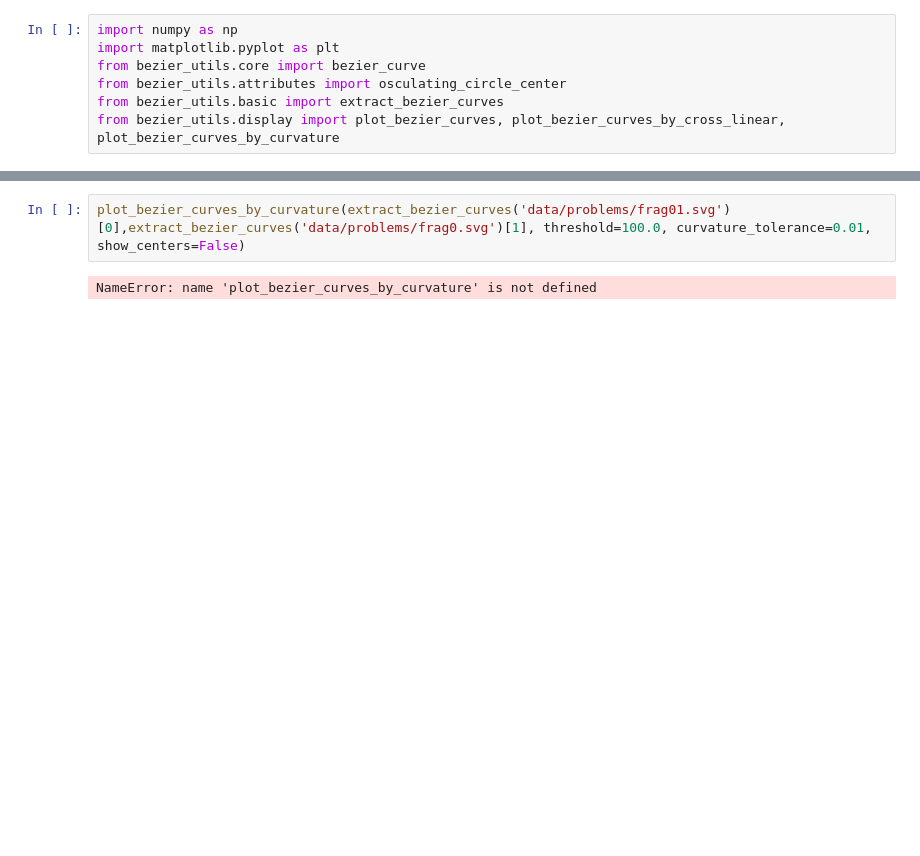
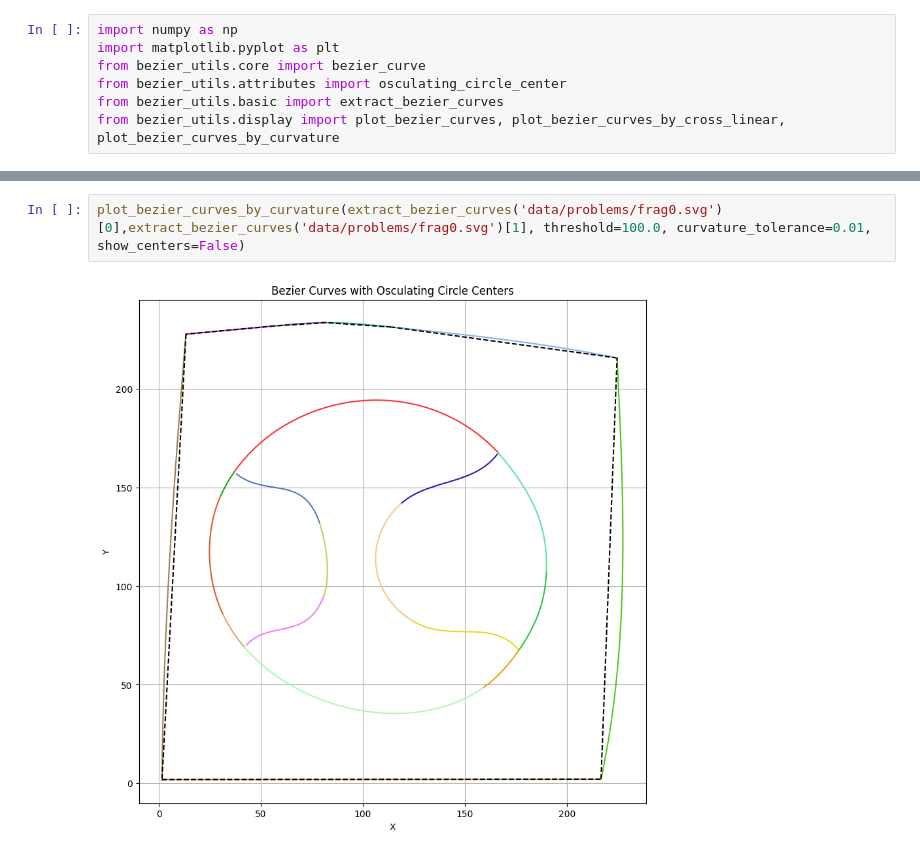
Before and after one commit to shubhamshinde6762/Adobe_Gensolve, a Jupyter notebook: regularization_exploration.ipynb, the cells around one changed output, grey strips where cells are left out. Cells and saved outputs as stored; diff of their text form; blank space fills up the shorter version.

```diff
--- a/regularization_exploration.ipynb
+++ b/regularization_exploration.ipynb
@@ -43,7 +42,7 @@ plot_bezier_curves_by_cross_linear(extract_bezier_curves('data/problems/frag2.sv
 # %%
-plot_bezier_curves_by_curvature(extract_bezier_curves('data/problems/frag01.svg')[0],extract_bezier_curves('data/problems/frag0.svg')[1], threshold=100.0, curvature_tolerance=0.01, show_centers=False)
+plot_bezier_curves_by_curvature(extract_bezier_curves('data/problems/frag0.svg')[0],extract_bezier_curves('data/problems/frag0.svg')[1], threshold=100.0, curvature_tolerance=0.01, show_centers=False)
 # %% [output]
-NameError: name 'plot_bezier_curves_by_curvature' is not defined
+[figure, added]
 # %%
 plot_bezier_curves_by_curvature(extract_bezier_curves('data/problems/frag2.svg')[0],extract_bezier_curves('data/problems/frag2.svg')[1], threshold=100.0, curvature_tolerance=0.01, show_centers=False)
 # %% [output]
```
Also changed, not shown: parts of 5 cells of this notebook.
